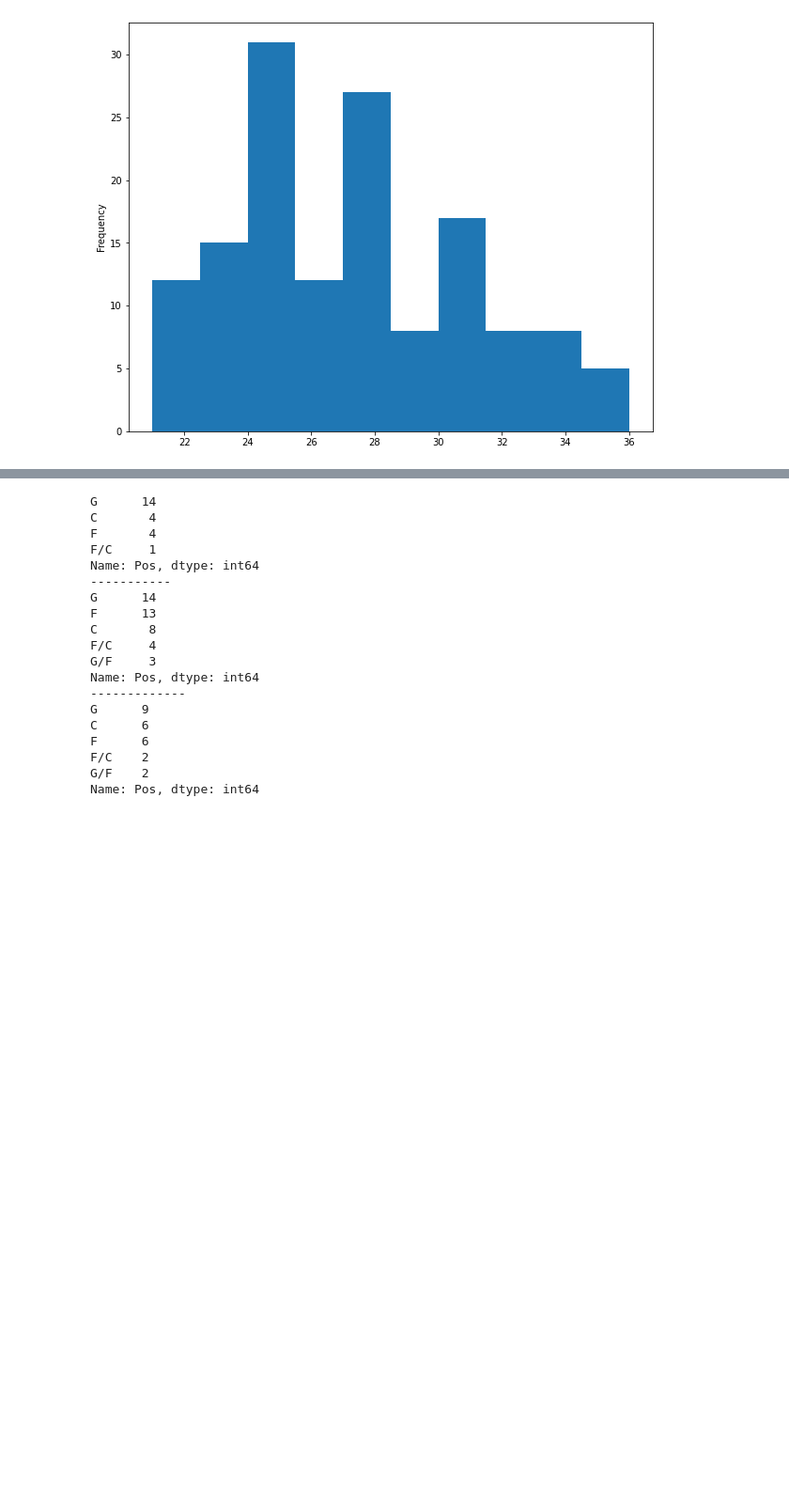
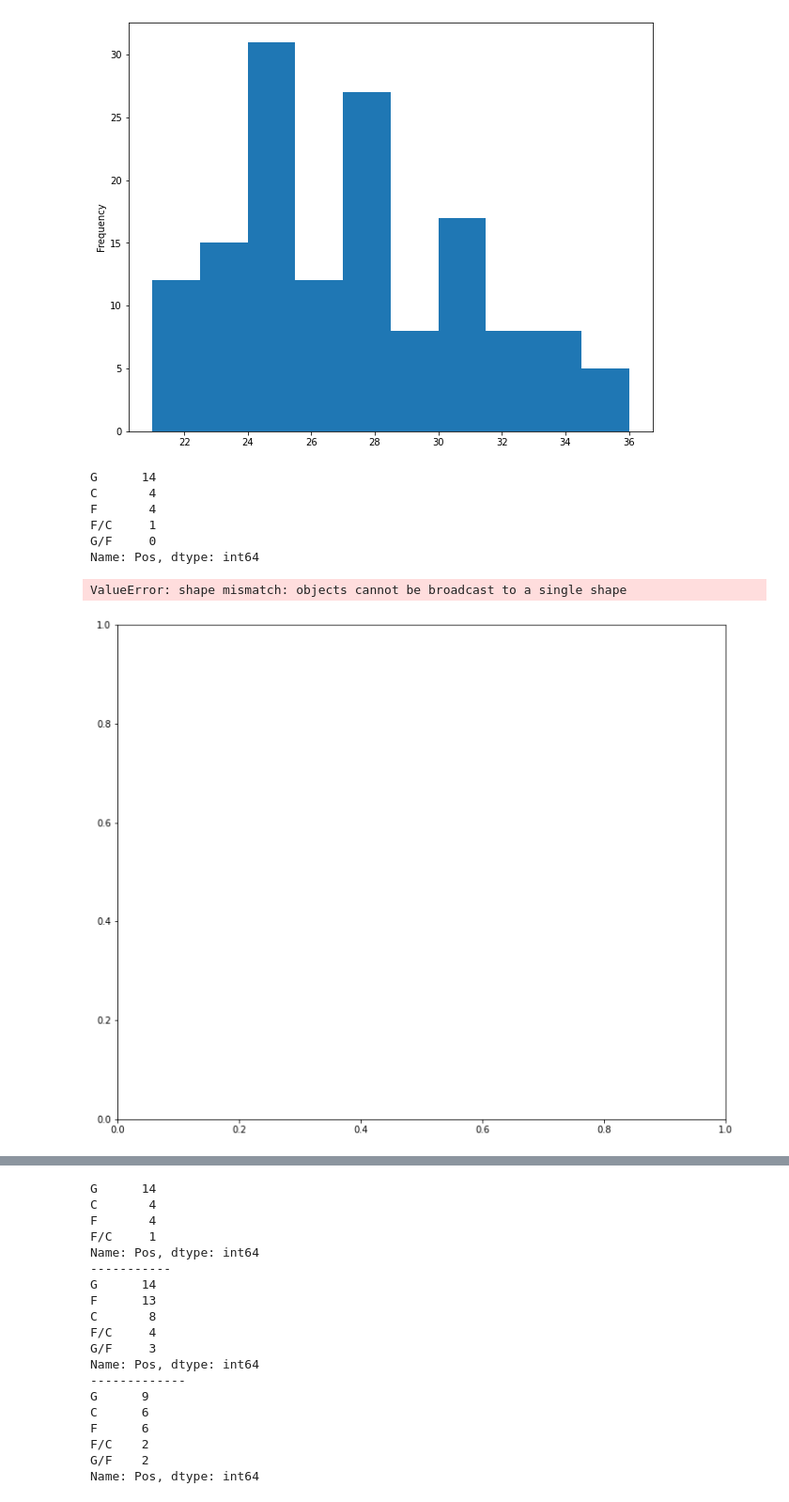
Before and after one commit to vaibhavj07/Data-Science, a Jupyter notebook: Machine Learning/stats_3_with_visualisation.ipynb, the cells around one changed output, grey strips where cells are left out. Shown: that part at 94% size. Cells and saved outputs as stored; diff of their text form; code cells hidden in the pictures; blank space fills up the shorter version.

```diff
--- a/Machine Learning/stats_3_with_visualisation.ipynb
+++ b/Machine Learning/stats_3_with_visualisation.ipynb
@@ -501,3 +501,28 @@ little_exp_distr = little_exp['Pos'].value_counts()
 experienced_disr = experienced['Pos'].value_counts()
 very_exp_distr = very_xp['Pos'].value_counts()
 veteran_distr = veteran['Pos'].value_counts()
+rookie_distr['G/F'] = 0
+# %%
+rookie_distr
+# %% [output]
+G      14
+C       4
+F       4
+F/C     1
+G/F     0
+Name: Pos, dtype: int64
+# %%
+x = np.arange(3)
+width = 0.1
+
+plt.figure(figsize=(12,10))
+plt.bar(x-0.1, rookie_distr, width)
+plt.bar(x-0.1, little_exp_distr, width)
+plt.bar(x, experienced_disr, width)
+plt.bar(x+0.1, very_exp_distr, width)
+plt.bar(x+0.2, veteran_distr, width)
+
+plt.show()
+# %% [output]
+ValueError: shape mismatch: objects cannot be broadcast to a single shape
+[figure, added]
```
Also changed, not shown: parts of 13 cells of this notebook, 6 other files.
